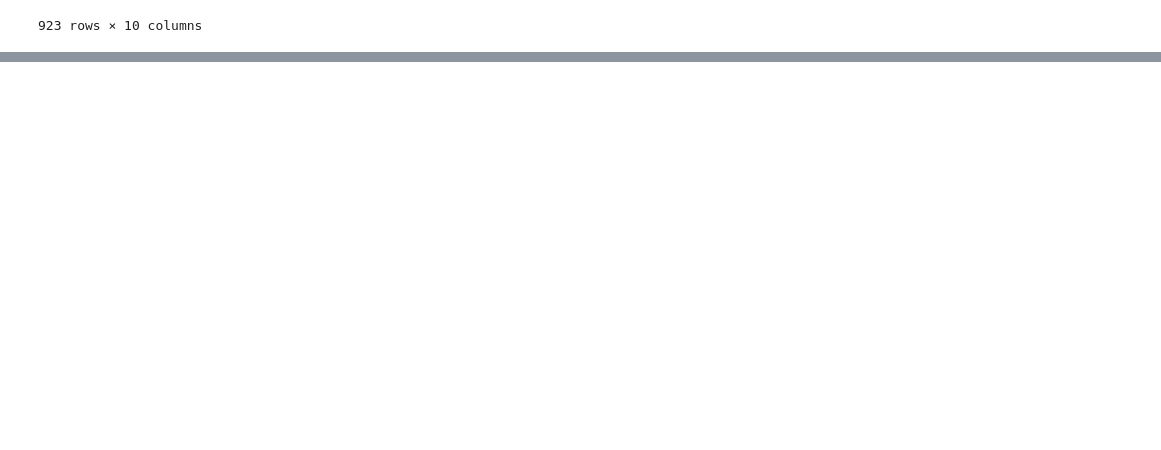
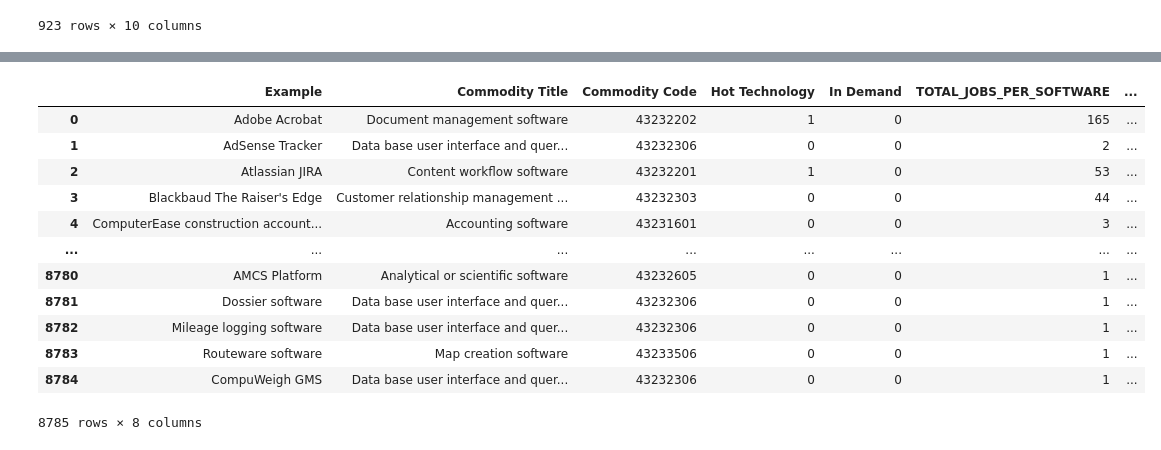
Before and after one commit to matthewcavanaugh96/magnimind, a Jupyter notebook: AI Job Displacement/Part 1-4 EDA.ipynb, the cells around one changed output, grey strips where cells are left out. Cells and saved outputs as stored; diff of their text form; code cells hidden in the pictures; blank space fills up the shorter version.

Commit message:
Saved more aggregate data

```diff
--- a/AI Job Displacement/Part 1-4 EDA.ipynb
+++ b/AI Job Displacement/Part 1-4 EDA.ipynb
@@ -379,2 +362,12 @@ titles_skills_and_commods
 # %%
-df_technology_skills
+# Reset DF definition
+df_technology_skills = pd.read_csv('ONET data/Technology Skills.csv')
+
+# Reformat Y/N columns to 1/0, change to binary
+df_technology_skills['Hot Technology'] = df_technology_skills['Hot Technology'].replace('Y', 1)
+df_technology_skills['Hot Technology'] = df_technology_skills['Hot Technology'].replace('N', 0)
+df_technology_skills['Hot Technology'] = df_technology_skills['Hot Technology'].astype(int)
+
+df_technology_skills['In Demand'] = df_technology_skills['In Demand'].replace('Y', 1)
+df_technology_skills['In Demand'] = df_technology_skills['In Demand'].replace('N', 0)
+df_technology_skills['In Demand'] = df_technology_skills['In Demand'].astype(int)
@@ -523,0 +421,12 @@ For calculations, will have to go back to original df
+# %%
+# Create column list of all unique commodities by (Job)title
+jobs_by_software = (
+    df_technology_skills
+    .groupby('Example')['Title']
+    .apply(lambda x: '; '.join(
+        f'"{e}"' for e in sorted(x.unique())
+    ))
+    .reset_index(name='JOB_TITLE_LIST')
+)
+
+jobs_by_software
@@ -523,0 +447,23 @@ For calculations, will have to go back to original df
+# %%
+# Merge
+software_examples_df = software_examples_df.merge(
+    jobs_by_software,
+    on='Example',
+    how='left'
+)
+
+software_examples_df
+# %% [output]
+|  | Example | Commodity Title | Commodity Code | Hot Technology | In Demand | TOTAL_JOBS_PER_SOFTWARE | ... |
+| 0 | Adobe Acrobat | Document management software | 43232202 | 1 | 0 | 165 | ... |
+| 1 | AdSense Tracker | Data base user interface and quer... | 43232306 | 0 | 0 | 2 | ... |
+| 2 | Atlassian JIRA | Content workflow software | 43232201 | 1 | 0 | 53 | ... |
+| 3 | Blackbaud The Raiser's Edge | Customer relationship management ... | 43232303 | 0 | 0 | 44 | ... |
+| 4 | ComputerEase construction account... | Accounting software | 43231601 | 0 | 0 | 3 | ... |
+| ... | ... | ... | ... | ... | ... | ... | ... |
+| 8780 | AMCS Platform | Analytical or scientific software | 43232605 | 0 | 0 | 1 | ... |
+| 8781 | Dossier software | Data base user interface and quer... | 43232306 | 0 | 0 | 1 | ... |
+| 8782 | Mileage logging software | Data base user interface and quer... | 43232306 | 0 | 0 | 1 | ... |
+| 8783 | Routeware software | Map creation software | 43233506 | 0 | 0 | 1 | ... |
+| 8784 | CompuWeigh GMS | Data base user interface and quer... | 43232306 | 0 | 0 | 1 | ... |
+8785 rows × 8 columns
```
Also changed, not shown: parts of 20 cells of this notebook, 4 other files.
